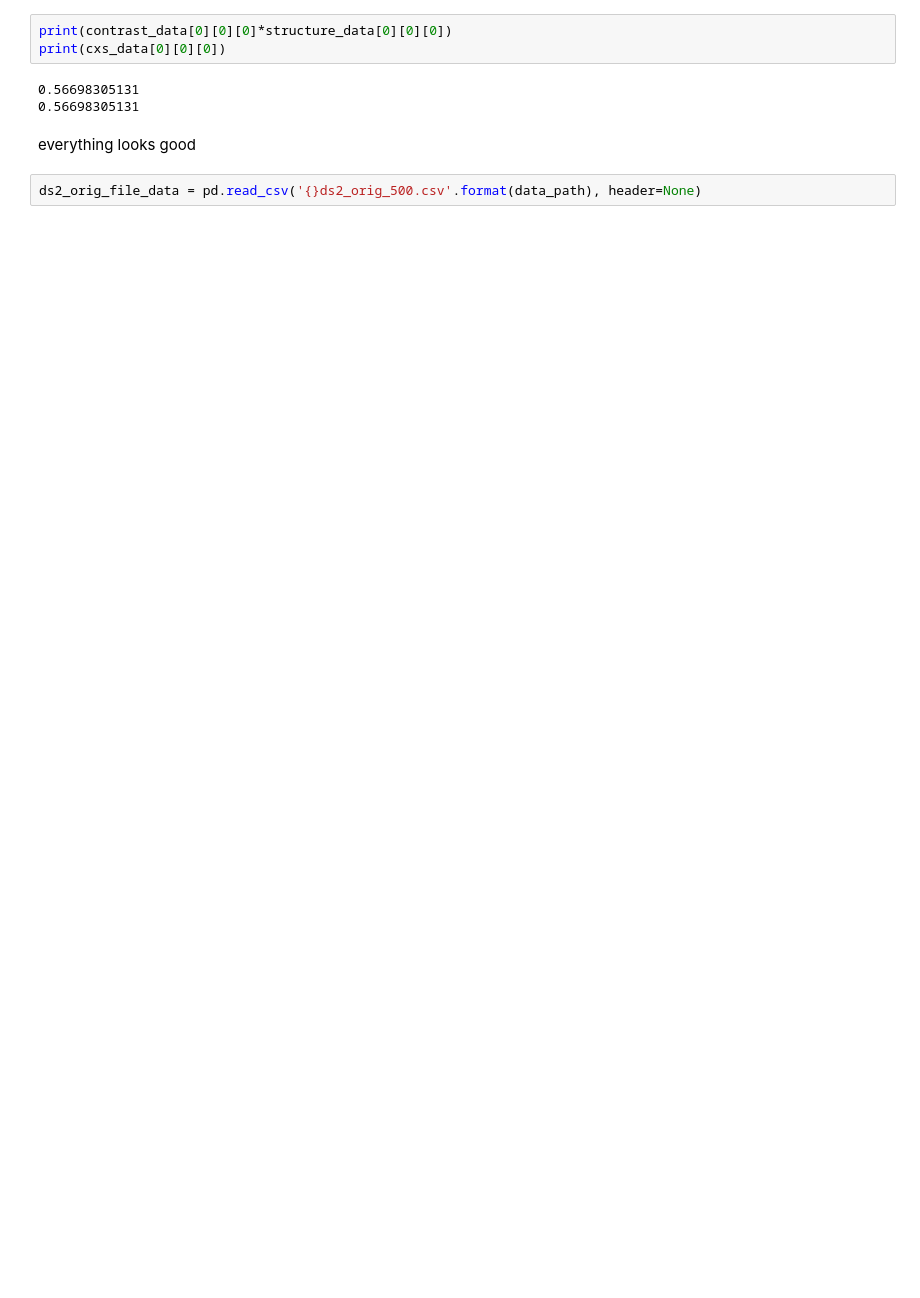
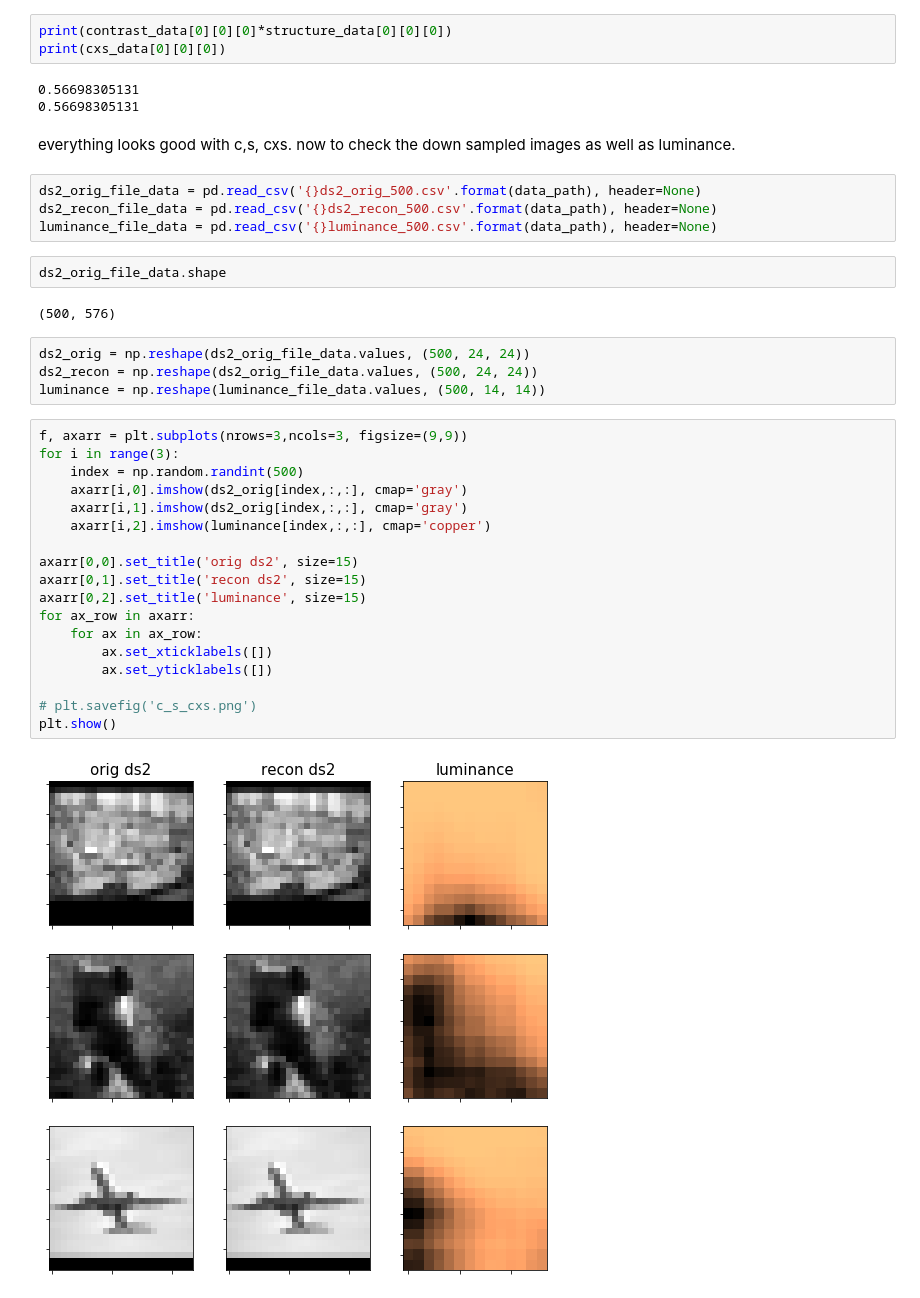
Before and after one commit to michaelneuder/image_quality_analysis, a Jupyter notebook: bin/calculations/ms_ssim/data_examination.ipynb, the cells around one changed output. Cells and saved outputs as stored; diff of their text form; blank space fills up the shorter version.

```diff
--- a/bin/calculations/ms_ssim/data_examination.ipynb
+++ b/bin/calculations/ms_ssim/data_examination.ipynb
@@ -53,7 +53,37 @@ print(cxs_data[0][0][0])
 # %% [output]
 0.56698305131
 0.56698305131
-# %% [markdown]
-everything looks good
+# %% [markdown]
+everything looks good with c,s, cxs. now to check the down sampled images as well as luminance.
 # %%
 ds2_orig_file_data = pd.read_csv('{}ds2_orig_500.csv'.format(data_path), header=None)
+ds2_recon_file_data = pd.read_csv('{}ds2_recon_500.csv'.format(data_path), header=None)
+luminance_file_data = pd.read_csv('{}luminance_500.csv'.format(data_path), header=None)
+# %%
+ds2_orig_file_data.shape
+# %% [output]
+(500, 576)
+# %%
+ds2_orig = np.reshape(ds2_orig_file_data.values, (500, 24, 24))
+ds2_recon = np.reshape(ds2_orig_file_data.values, (500, 24, 24))
+luminance = np.reshape(luminance_file_data.values, (500, 14, 14))
+# %%
+f, axarr = plt.subplots(nrows=3,ncols=3, figsize=(9,9))
+for i in range(3):
+    index = np.random.randint(500)
+    axarr[i,0].imshow(ds2_orig[index,:,:], cmap='gray')
+    axarr[i,1].imshow(ds2_orig[index,:,:], cmap='gray')
+    axarr[i,2].imshow(luminance[index,:,:], cmap='copper')
+
+axarr[0,0].set_title('orig ds2', size=15)
+axarr[0,1].set_title('recon ds2', size=15)
+axarr[0,2].set_title('luminance', size=15)
+for ax_row in axarr:
+    for ax in ax_row:
+        ax.set_xticklabels([])
+        ax.set_yticklabels([])
+
+# plt.savefig('c_s_cxs.png')
+plt.show()
+# %% [output]
+[figure, added]
```
Also changed, not shown: parts of 2 cells of this notebook, 6 other files.
